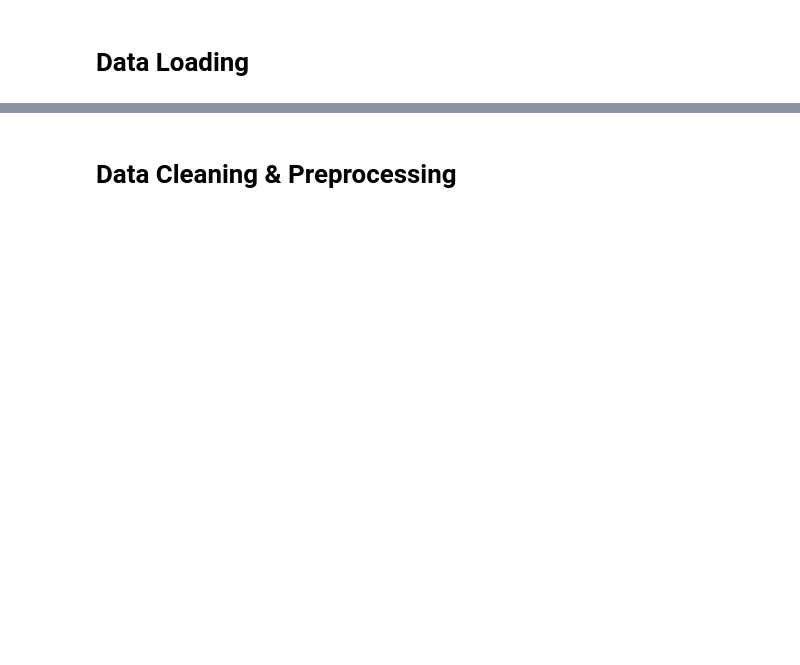
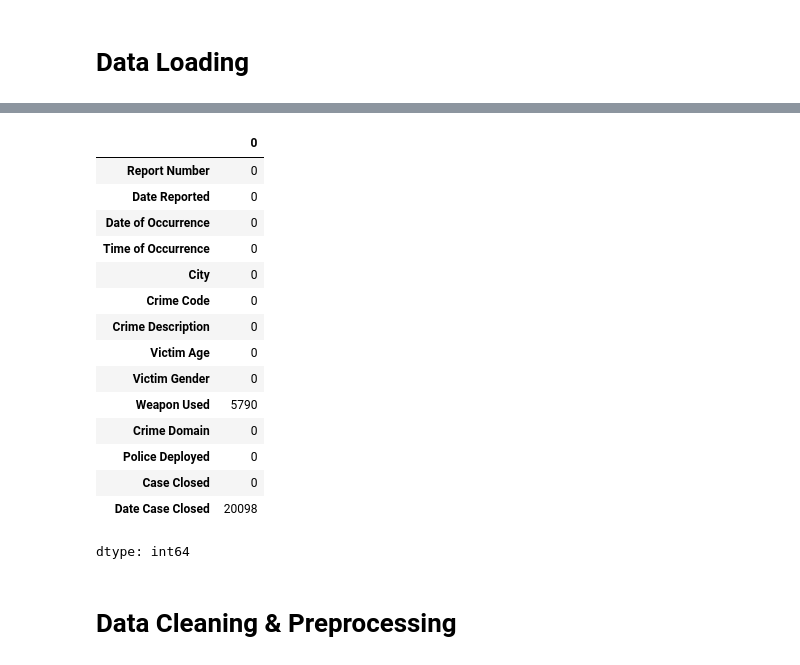
Before and after one commit to EricSiq/India_Missing_Persons_Analysis_2017-2022, a Jupyter notebook: UML_IndiaCrimeAnalysis.ipynb, the cells around one changed output, grey strips where cells are left out. Saved outputs shown, nothing was run; the diff lists cells and outputs as text; code cells hidden in the pictures; blank space fills up the shorter version.

```diff
--- a/UML_IndiaCrimeAnalysis.ipynb
+++ b/UML_IndiaCrimeAnalysis.ipynb
@@ -30,2 +54,25 @@ Data loaded successfully!
+# %%
+# Check for missing values and count them for each column
+missing_values = df.isnull().sum()
+
+# Display the results
+missing_values
+# %% [output]
+|  | 0 |
+| Report Number | 0 |
+| Date Reported | 0 |
+| Date of Occurrence | 0 |
+| Time of Occurrence | 0 |
+| City | 0 |
+| Crime Code | 0 |
+| Crime Description | 0 |
+| Victim Age | 0 |
+| Victim Gender | 0 |
+| Weapon Used | 5790 |
+| Crime Domain | 0 |
+| Police Deployed | 0 |
+| Case Closed | 0 |
+| Date Case Closed | 20098 |
+dtype: int64
 # %% [markdown]
 # Data Cleaning & Preprocessing
```
Also changed, not shown: parts of 10 cells of this notebook.
